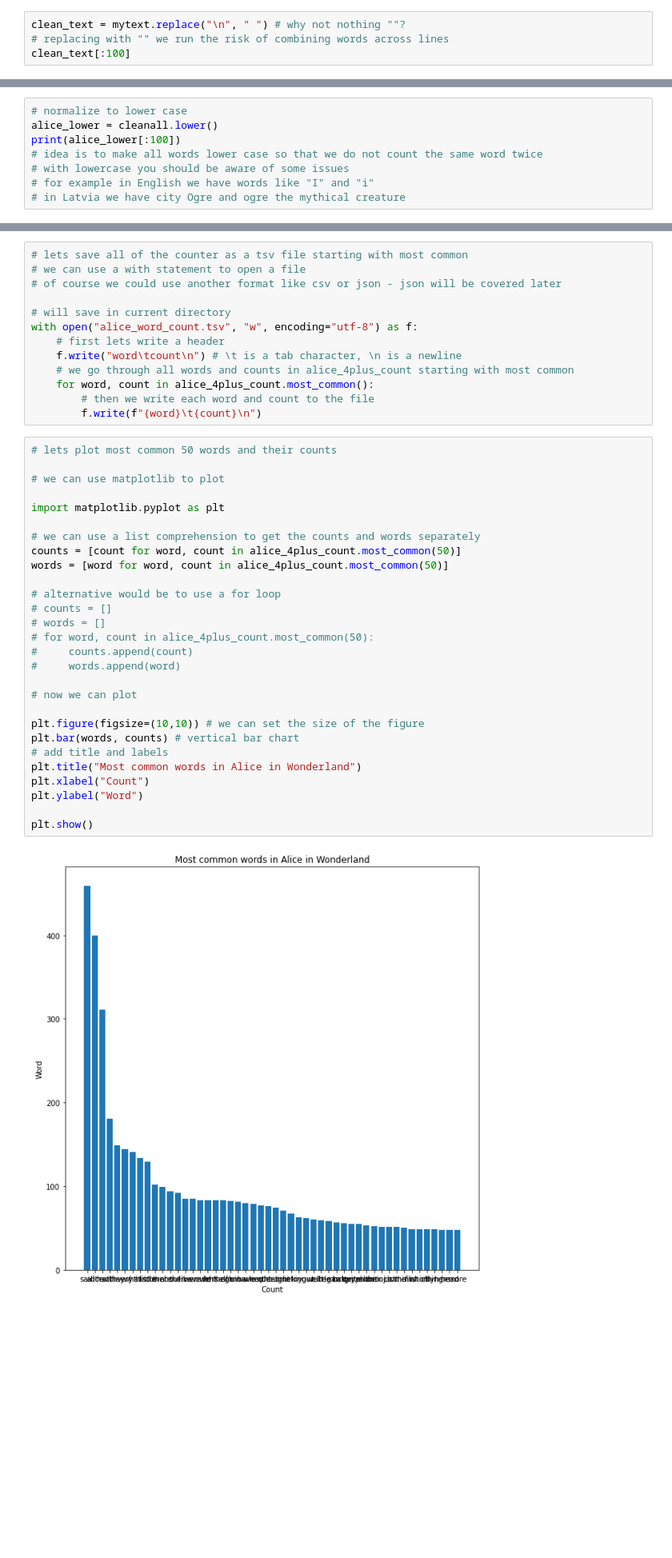
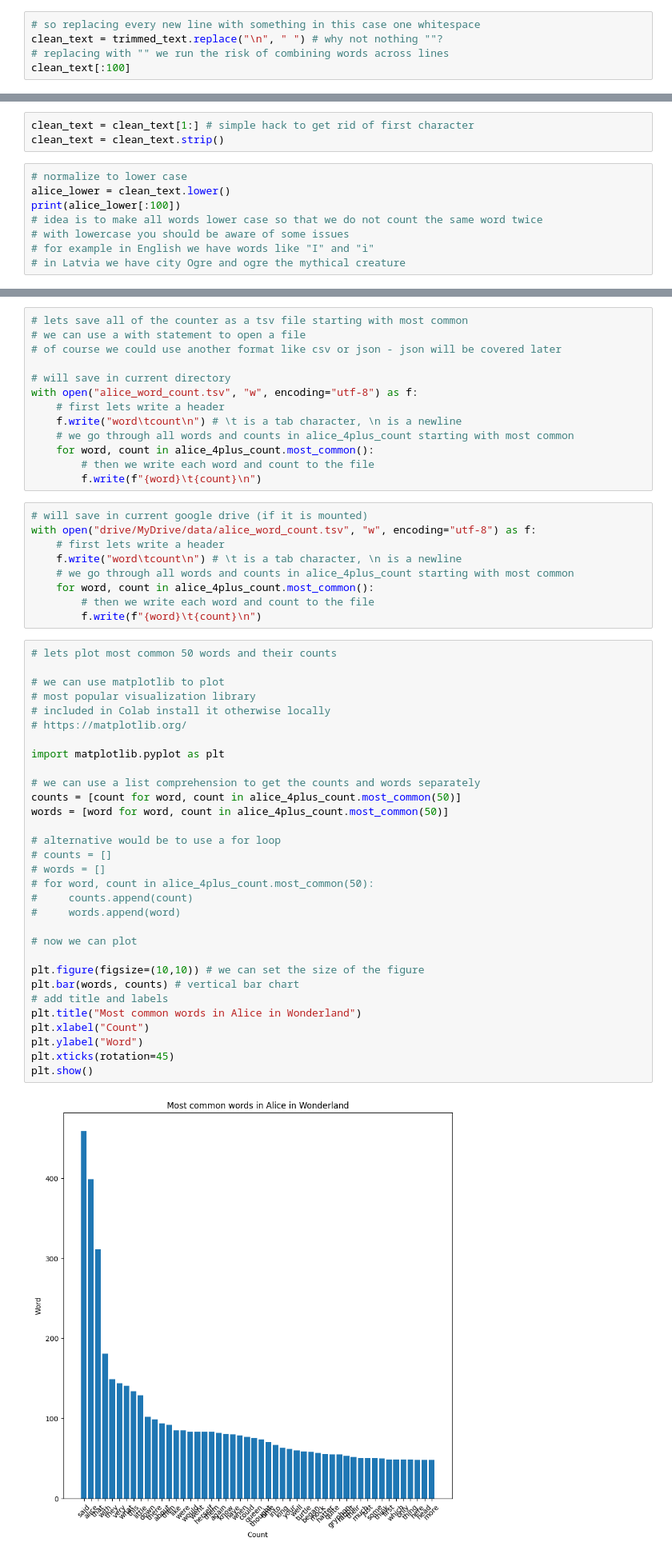
Before and after one commit to ValRCS/Digital_Discourse_ETH713_Fall_2020, a Jupyter notebook: TextProcessing/CountingWords_final.ipynb, the cells around one changed output, grey strips where cells are left out. Shown: that part at 80% size. Saved outputs shown, nothing was run; the diff lists cells and outputs as text; blank space fills up the shorter version.

```diff
--- a/TextProcessing/CountingWords_final.ipynb
+++ b/TextProcessing/CountingWords_final.ipynb
@@ -330,7 +356,8 @@ mywords[:25]
 # so how could we do this?
 # replace to rescue!
 # %%
-clean_text = mytext.replace("\n", " ") # why not nothing ""?
+# so replacing every new line with something in this case one whitespace
+clean_text = trimmed_text.replace("\n", " ") # why not nothing ""?
 # replacing with "" we run the risk of combining words across lines
 clean_text[:100]
 # %% [output]
@@ -371,6 +400,9 @@ len(cleanall)-len(bob_adventures) # so we have lost some characters
+# %%
+clean_text = clean_text[1:] # simple hack to get rid of first character
+clean_text = clean_text.strip()
 # %%
 # normalize to lower case
-alice_lower = cleanall.lower()
+alice_lower = clean_text.lower()
 print(alice_lower[:100])
 # idea is to make all words lower case so that we do not count the same word twice
 # with lowercase you should be aware of some issues
@@ -650,36 +684,48 @@ with open("alice_word_count.tsv", "w", encoding="utf-8") as f:
     for word, count in alice_4plus_count.most_common():
         # then we write each word and count to the file
         f.write(f"{word}\t{count}\n")
+# %%
+# will save in current google drive (if it is mounted)
+with open("drive/MyDrive/data/alice_word_count.tsv", "w", encoding="utf-8") as f:
+    # first lets write a header
+    f.write("word\tcount\n") # \t is a tab character, \n is a newline
+    # we go through all words and counts in alice_4plus_count starting with most common
+    for word, count in alice_4plus_count.most_common():
+        # then we write each word and count to the file
+        f.write(f"{word}\t{count}\n")
 # %%
 # lets plot most common 50 words and their counts
 
 # we can use matplotlib to plot
+# most popular visualization library
+# included in Colab install it otherwise locally
+# https://matplotlib.org/
 
 import matplotlib.pyplot as plt
 
 # we can use a list comprehension to get the counts and words separately
 counts = [count for word, count in alice_4plus_count.most_common(50)]
 words = [word for word, count in alice_4plus_count.most_common(50)]
 
 # alternative would be to use a for loop
 # counts = []
 # words = []
 # for word, count in alice_4plus_count.most_common(50):
 #     counts.append(count)
 #     words.append(word)
 
 # now we can plot
 
 plt.figure(figsize=(10,10)) # we can set the size of the figure
 plt.bar(words, counts) # vertical bar chart
 # add title and labels
 plt.title("Most common words in Alice in Wonderland")
 plt.xlabel("Count")
 plt.ylabel("Word")
-
+plt.xticks(rotation=45)
 plt.show()
 # %% [output]
-[figure, old version]
+[figure, new version]
 # %%
 # plot top 20 words and their counts
 TOP_COUNT = 20
```
Also changed, not shown: parts of 24 cells of this notebook.
